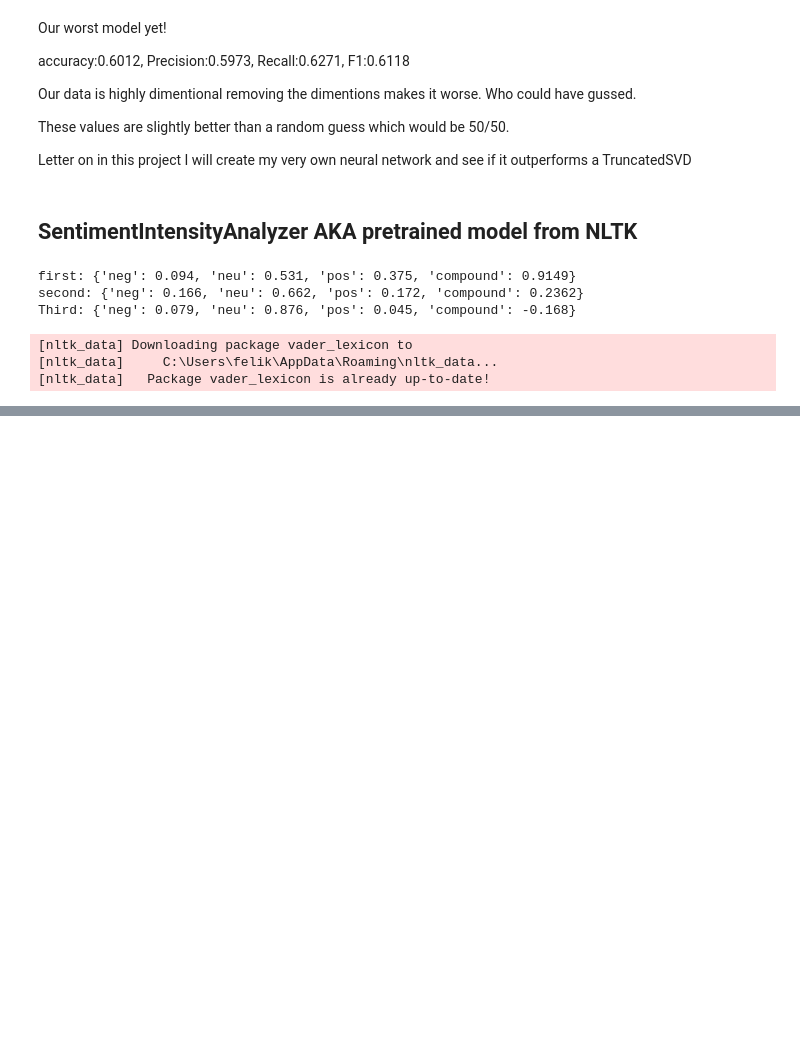
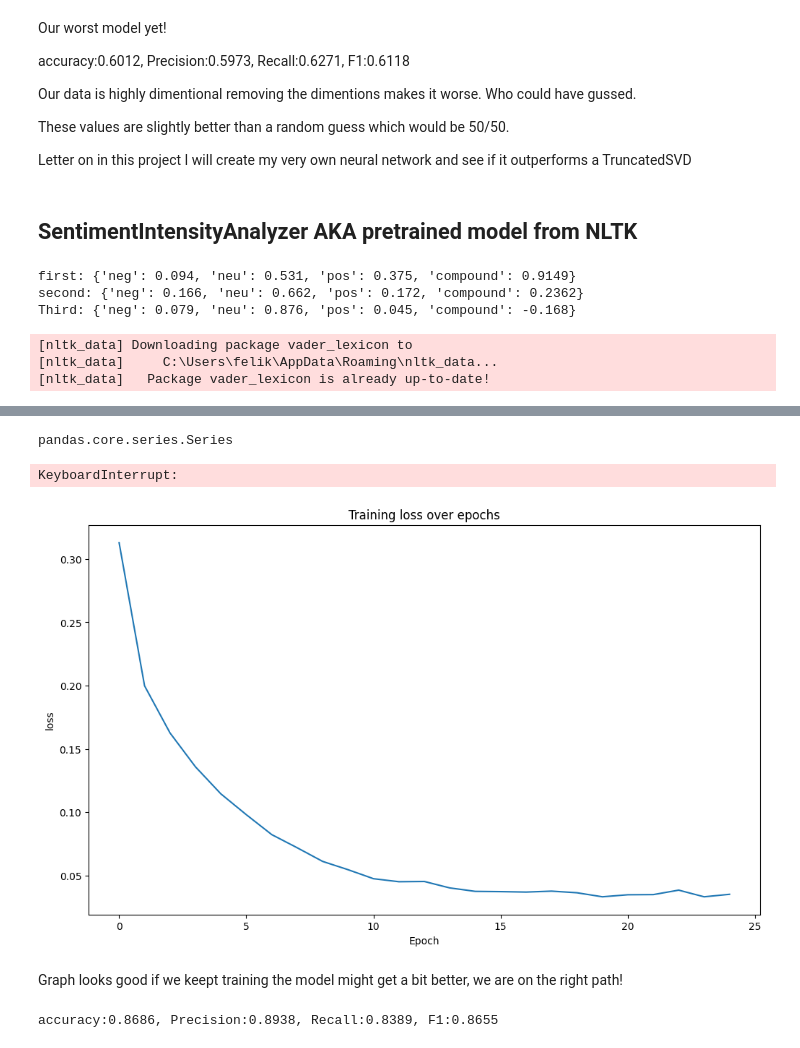
Before and after one commit to jacobrak/NLP_movie_reviews, a Jupyter notebook: IMBD movie review NLP.ipynb, the cells around one changed output, grey strips where cells are left out. Saved outputs shown, nothing was run; the diff lists cells and outputs as text; code cells hidden in the pictures; blank space fills up the shorter version.

```diff
--- a/IMBD movie review NLP.ipynb
+++ b/IMBD movie review NLP.ipynb
@@ -330,0 +352,4 @@ len(epoch_losses)
+# %%
+type(X_test)
+# %% [output]
+pandas.core.series.Series
@@ -330,0 +382,25 @@ len(epoch_losses)
+# %%
+batch_size = 4
+drop_out_rate = 0.2
+output_shape = 1
+hiddenunits = 16
+input_shape = 10000 # components in the TfidfVectorizer
+# %%
+model1 = Neuralnet(output_shape=output_shape, input_shape=input_shape, hidden_units=hiddenunits, drop_out_rate=drop_out_rate).to(device)
+# %%
+loss_fn = nn.BCEWithLogitsLoss() #binary
+optimizer = optim.Adam(model1.parameters(), lr=0.001)
+# %%
+epoch_losses = train_loop(model1, 25, loss_fn, optimizer)
+# %% [output]
+KeyboardInterrupt:
+# %%
+plot_epoch_losses(epoch_losses)
+# %% [output]
+[figure, added]
+# %% [markdown]
+Graph looks good if we keept training the model might get a bit better, we are on the right path!
+# %%
+metrics(y_test.tolist(), eval_neuralnet(model1))
+# %% [output]
+accuracy:0.8686, Precision:0.8938, Recall:0.8389, F1:0.8655
```
Also changed, not shown: parts of 35 cells of this notebook, 1 other file.
